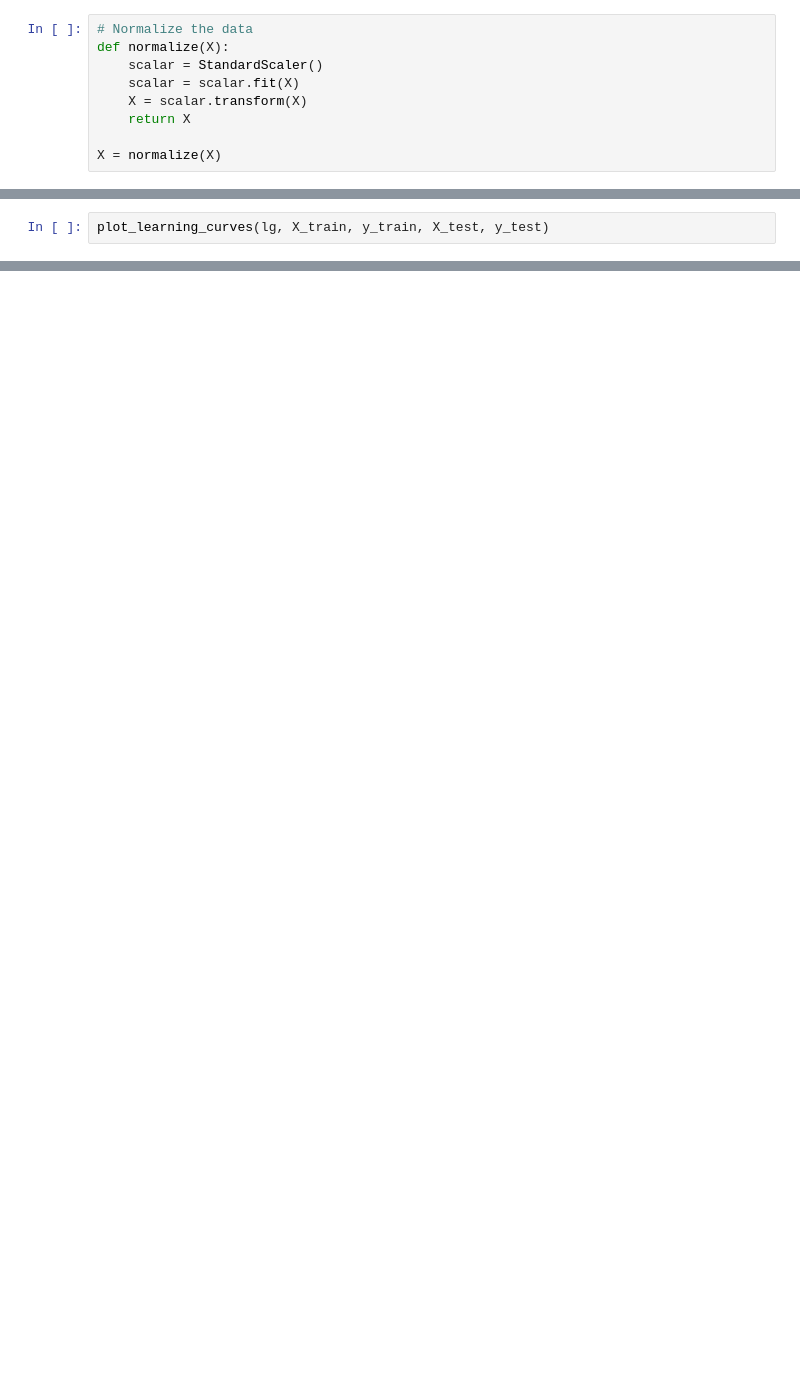
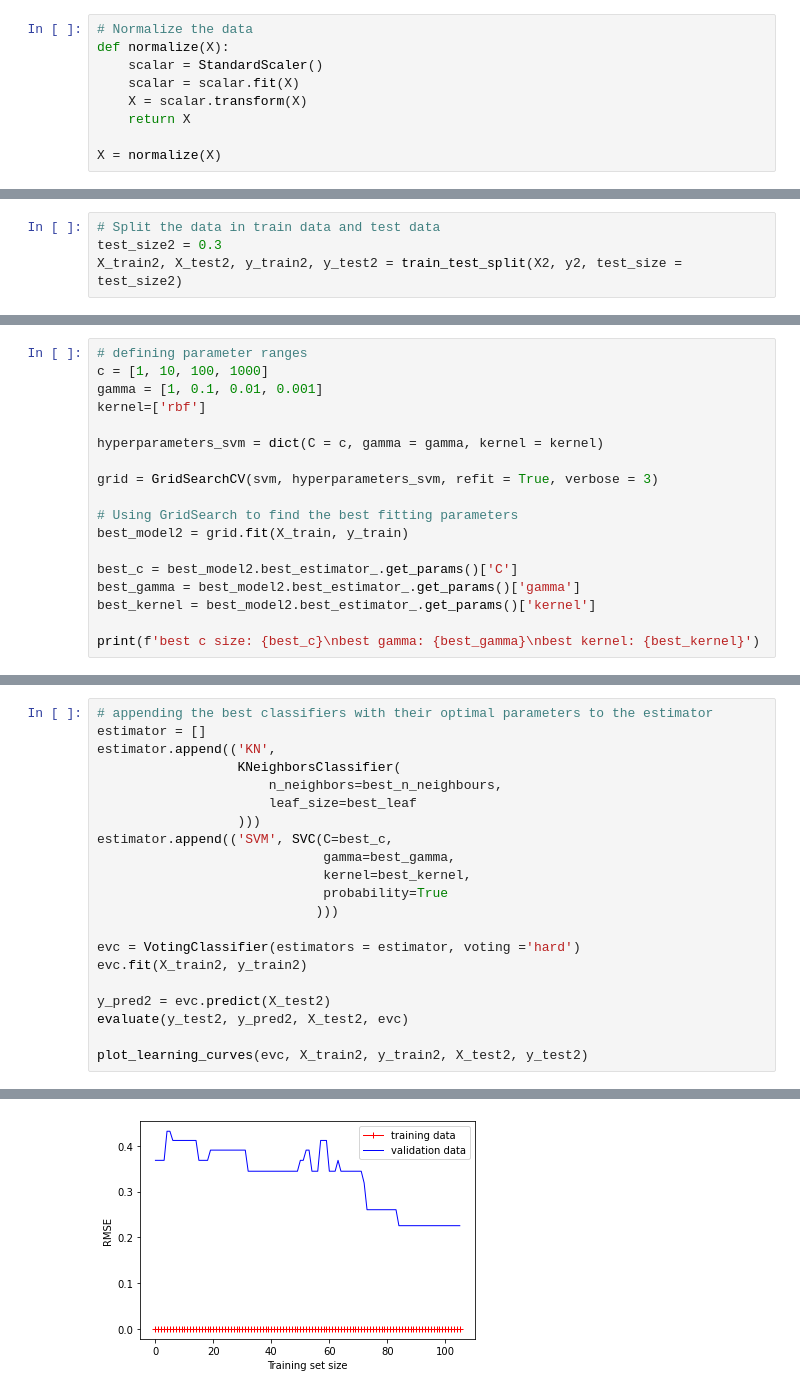
Before and after one commit to PRiesebos/DS3_Supervised, a Jupyter notebook: FinalAssignment.ipynb, the cells around one changed output, grey strips where cells are left out. Cells and saved outputs as stored; diff of their text form; blank space fills up the shorter version.

```diff
--- a/FinalAssignment.ipynb
+++ b/FinalAssignment.ipynb
@@ -163,2 +224,0 @@ weighted avg       0.86      0.86      0.86        59
-# %%
-plot_learning_curves(lg, X_train, y_train, X_test, y_test)
@@ -188,0 +330,4 @@ weighted avg       0.84      0.85      0.84        59
+# %%
+# Split the data in train data and test data
+test_size2 = 0.3
+X_train2, X_test2, y_train2, y_test2 = train_test_split(X2, y2, test_size = test_size2)
@@ -188,0 +359,18 @@ weighted avg       0.84      0.85      0.84        59
+# %%
+# defining parameter ranges
+c = [1, 10, 100, 1000]
+gamma = [1, 0.1, 0.01, 0.001]
+kernel=['rbf']
+
+hyperparameters_svm = dict(C = c, gamma = gamma, kernel = kernel)
+
+grid = GridSearchCV(svm, hyperparameters_svm, refit = True, verbose = 3)
+
+# Using GridSearch to find the best fitting parameters
+best_model2 = grid.fit(X_train, y_train)
+
+best_c = best_model2.best_estimator_.get_params()['C']
+best_gamma = best_model2.best_estimator_.get_params()['gamma']
+best_kernel = best_model2.best_estimator_.get_params()['kernel']
+
+print(f'best c size: {best_c}\nbest gamma: {best_gamma}\nbest kernel: {best_kernel}')
@@ -188,0 +397,22 @@ weighted avg       0.84      0.85      0.84        59
+# %%
+# appending the best classifiers with their optimal parameters to the estimator
+estimator = []
+estimator.append(('KN',
+                  KNeighborsClassifier(
+                      n_neighbors=best_n_neighbours,
+                      leaf_size=best_leaf
+                  )))
+estimator.append(('SVM', SVC(C=best_c,
+                             gamma=best_gamma,
+                             kernel=best_kernel,
+                             probability=True
+                            )))
+
+evc = VotingClassifier(estimators = estimator, voting ='hard')
+evc.fit(X_train2, y_train2)
+
+y_pred2 = evc.predict(X_test2)
+evaluate(y_test2, y_pred2, X_test2, evc)
+
+plot_learning_curves(evc, X_train2, y_train2, X_test2, y_test2)
+# %% [output]
@@ -188,0 +432 @@ weighted avg       0.84      0.85      0.84        59
+[figure, added]
```
Also changed, not shown: parts of 33 cells of this notebook.
